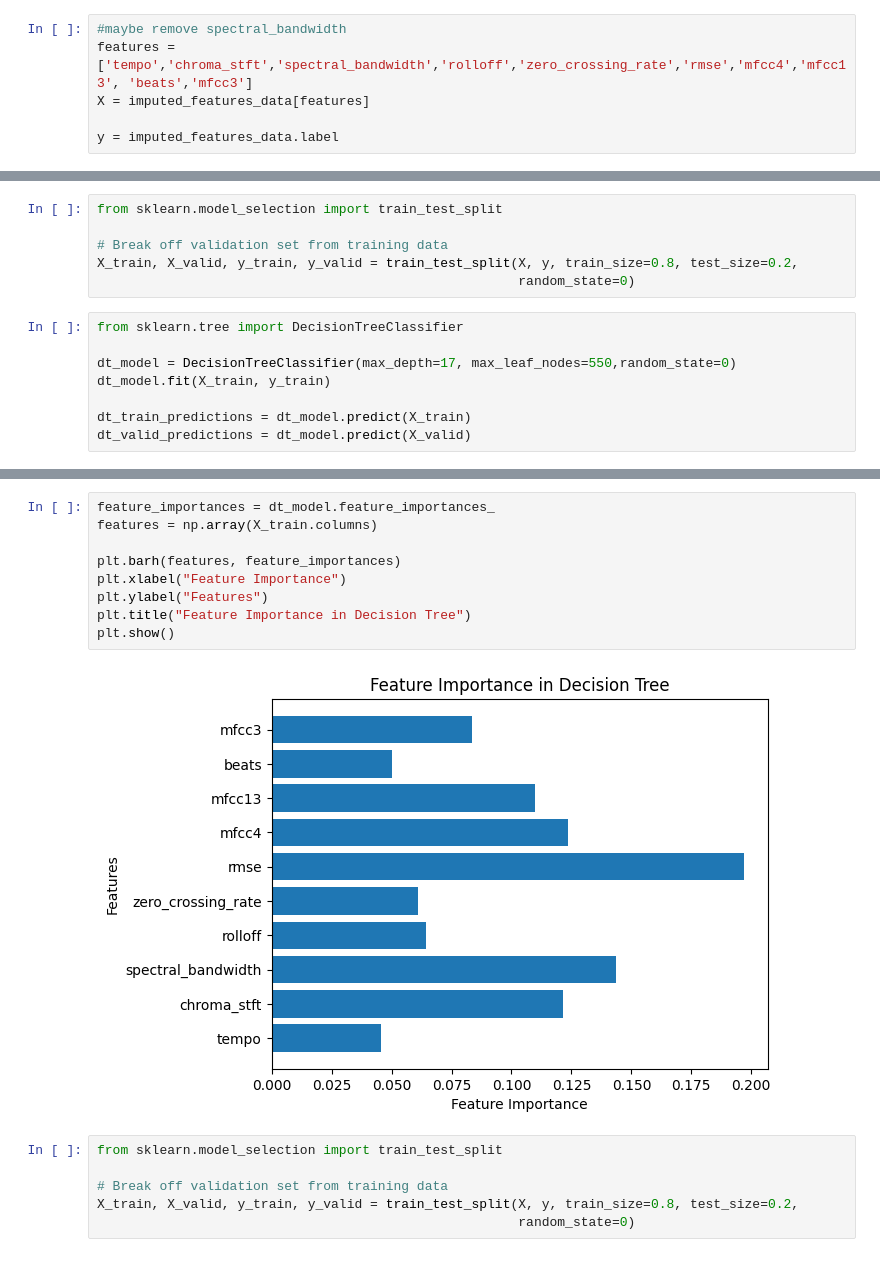
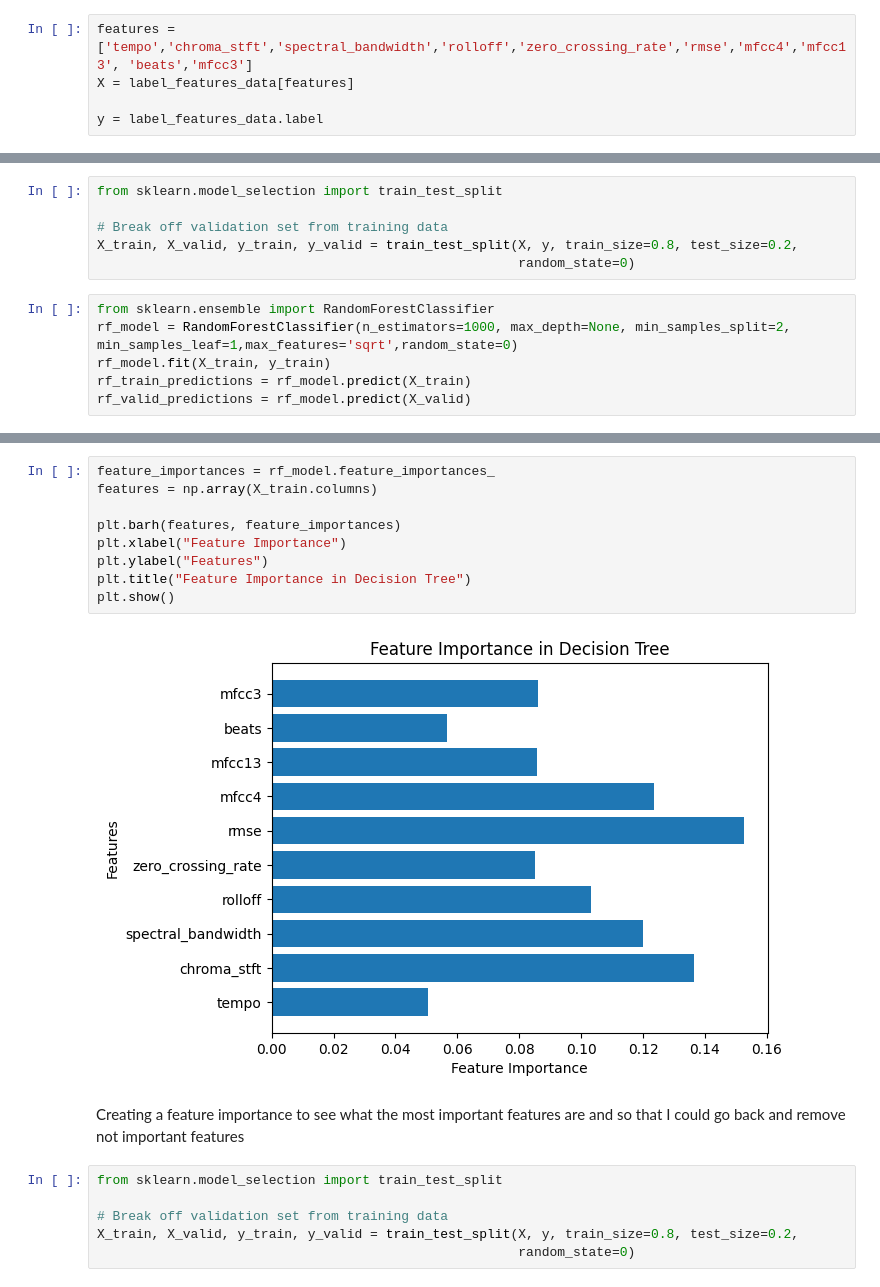
Before and after one commit to Bestakdv/vhs-intro-ai, a Jupyter notebook: music.ipynb, the cells around one changed output, grey strips where cells are left out. Drawn from its saved outputs; the diff is of its cells as text.

```diff
--- a/music.ipynb
+++ b/music.ipynb
@@ -156,6 +159,5 @@ dtype: int64
 # %%
-#maybe remove spectral_bandwidth
 features = ['tempo','chroma_stft','spectral_bandwidth','rolloff','zero_crossing_rate','rmse','mfcc4','mfcc13', 'beats','mfcc3']
-X = imputed_features_data[features]
+X = label_features_data[features]
 
-y = imputed_features_data.label
+y = label_features_data.label
@@ -166,10 +170,8 @@ from sklearn.model_selection import train_test_split
 X_train, X_valid, y_train, y_valid = train_test_split(X, y, train_size=0.8, test_size=0.2,
                                                       random_state=0)
 # %%
-from sklearn.tree import DecisionTreeClassifier
-
-dt_model = DecisionTreeClassifier(max_depth=17, max_leaf_nodes=550,random_state=0)
-dt_model.fit(X_train, y_train)
-
-dt_train_predictions = dt_model.predict(X_train)
-dt_valid_predictions = dt_model.predict(X_valid)
+from sklearn.ensemble import RandomForestClassifier
+rf_model = RandomForestClassifier(n_estimators=1000, max_depth=None, min_samples_split=2, min_samples_leaf=1,max_features='sqrt',random_state=0)
+rf_model.fit(X_train, y_train)
+rf_train_predictions = rf_model.predict(X_train)
+rf_valid_predictions = rf_model.predict(X_valid)
@@ -251,14 +251,16 @@ plt.show()
 # %%
-feature_importances = dt_model.feature_importances_
+feature_importances = rf_model.feature_importances_
 features = np.array(X_train.columns)
 
 plt.barh(features, feature_importances)
 plt.xlabel("Feature Importance")
 plt.ylabel("Features")
 plt.title("Feature Importance in Decision Tree")
 plt.show()
 # %% [output]
-[figure, old version]
+[figure, new version]
+# %% [markdown]
+Creating a feature importance to see what the most important features are and so that I could go back and remove not important features
 # %%
 from sklearn.model_selection import train_test_split
 
```
Also changed, not shown: parts of 17 cells of this notebook.
